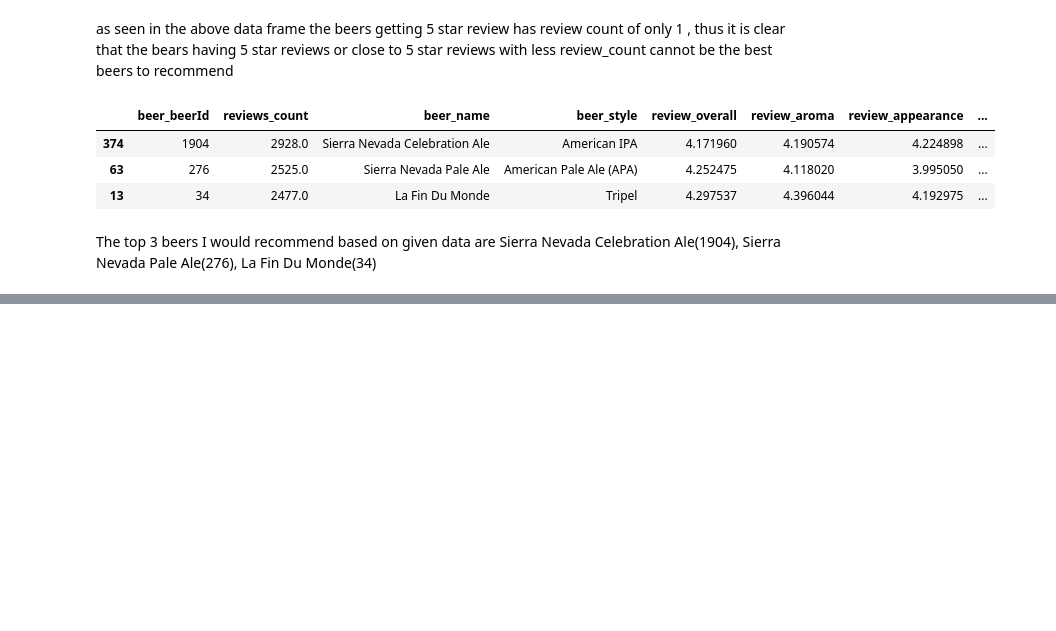
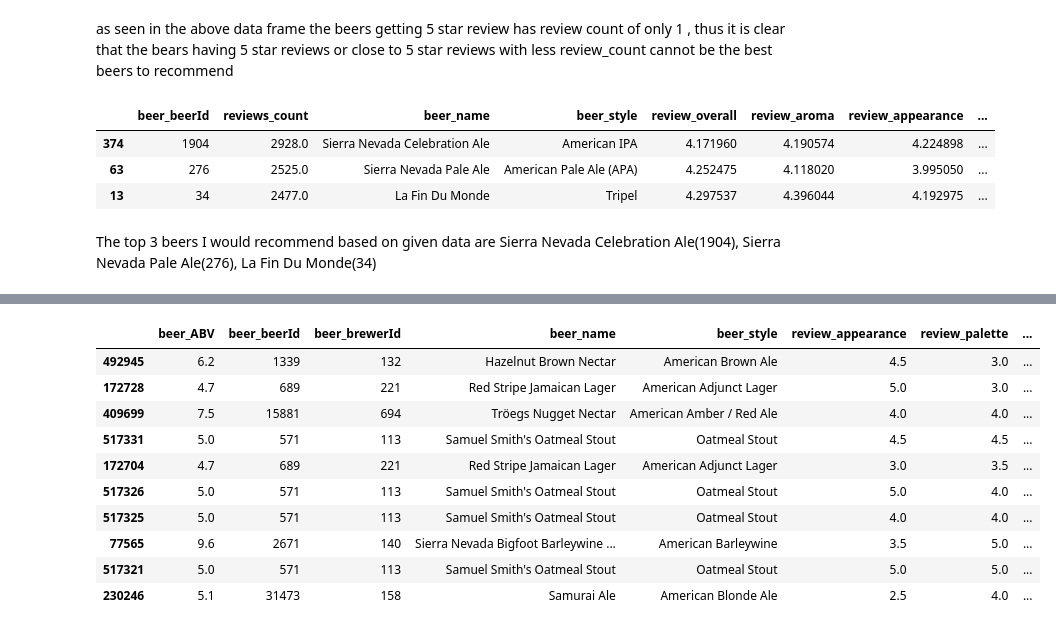
Before and after one commit to 0096uk/0096uk, a Jupyter notebook: evolent_health_project.ipynb, the cells around one changed output, grey strips where cells are left out. Saved outputs shown, nothing was run; the diff lists cells and outputs as text; code cells hidden in the pictures; blank space fills up the shorter version.

```diff
--- a/evolent_health_project.ipynb
+++ b/evolent_health_project.ipynb
@@ -533,0 +656,14 @@ Sierra Nevada Celebration Ale(1904), Sierra Nevada Pale Ale(276), La Fin Du Mond
+# %%
+df.head(10)
+# %% [output]
+|  | beer_ABV | beer_beerId | beer_brewerId | beer_name | beer_style | review_appearance | review_palette | ... |
+| 492945 | 6.2 | 1339 | 132 | Hazelnut Brown Nectar | American Brown Ale | 4.5 | 3.0 | ... |
+| 172728 | 4.7 | 689 | 221 | Red Stripe Jamaican Lager | American Adjunct Lager | 5.0 | 3.0 | ... |
+| 409699 | 7.5 | 15881 | 694 | Tröegs Nugget Nectar | American Amber / Red Ale | 4.0 | 4.0 | ... |
+| 517331 | 5.0 | 571 | 113 | Samuel Smith's Oatmeal Stout | Oatmeal Stout | 4.5 | 4.5 | ... |
+| 172704 | 4.7 | 689 | 221 | Red Stripe Jamaican Lager | American Adjunct Lager | 3.0 | 3.5 | ... |
+| 517326 | 5.0 | 571 | 113 | Samuel Smith's Oatmeal Stout | Oatmeal Stout | 5.0 | 4.0 | ... |
+| 517325 | 5.0 | 571 | 113 | Samuel Smith's Oatmeal Stout | Oatmeal Stout | 4.0 | 4.0 | ... |
+| 77565 | 9.6 | 2671 | 140 | Sierra Nevada Bigfoot Barleywine ... | American Barleywine | 3.5 | 5.0 | ... |
+| 517321 | 5.0 | 571 | 113 | Samuel Smith's Oatmeal Stout | Oatmeal Stout | 5.0 | 5.0 | ... |
+| 230246 | 5.1 | 31473 | 158 | Samurai Ale | American Blonde Ale | 2.5 | 4.0 | ... |
```
Also changed, not shown: parts of 15 cells of this notebook.
